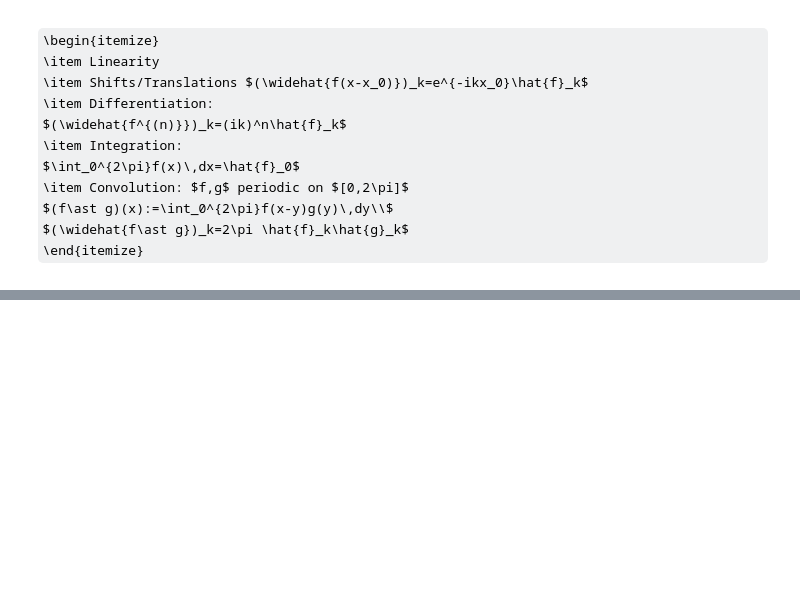
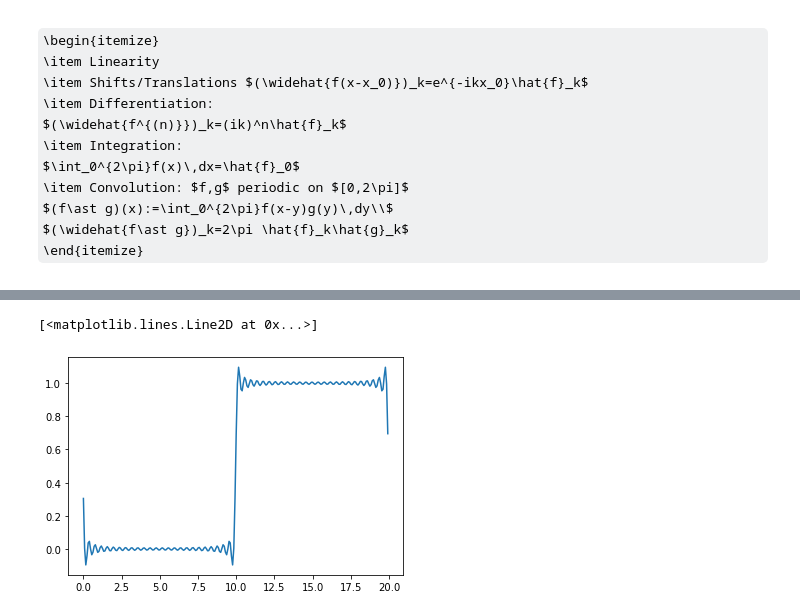
Before and after one commit to raph651/Amath-582-Data-Analysis, a Jupyter notebook: course_notes/lecture_notes.ipynb, the cells around one changed output, grey strips where cells are left out. Saved outputs shown, nothing was run; the diff lists cells and outputs as text; code cells hidden in the pictures; some formulas as TeX source; blank space fills up the shorter version.

```diff
--- a/course_notes/lecture_notes.ipynb
+++ b/course_notes/lecture_notes.ipynb
@@ -85,0 +152,9 @@ $(\widehat{f\ast g})_k=2\pi \hat{f}_k\hat{g}_k$
+# %%
+filter=(np.abs(n)<=50)
+
+filter.astype(float)
+ff1_clean=np.fft.ifft(np.fft.fftshift(filter*ff1))
+plt.plot(xx,ff1_clean.real)
+# %% [output]
+[<matplotlib.lines.Line2D at 0x...>]
+[figure, added]
```
Also changed, not shown: parts of 9 cells of this notebook.
